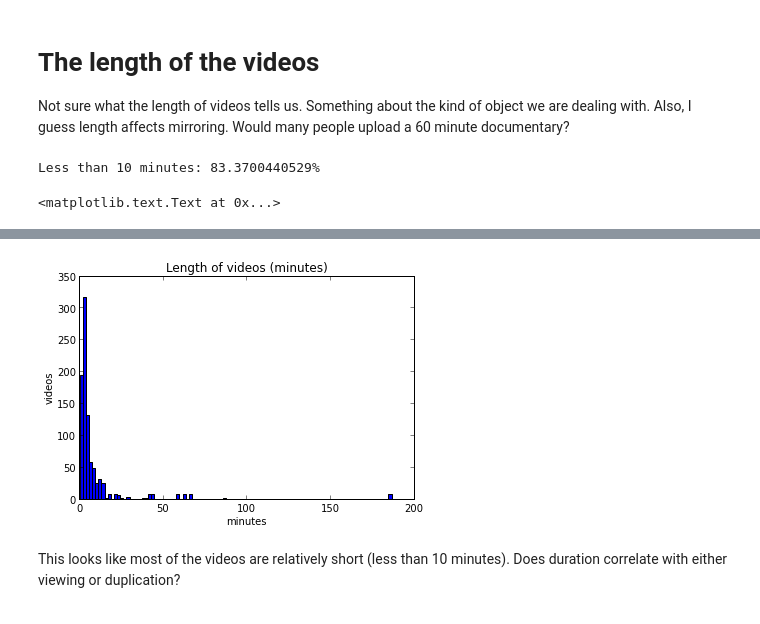
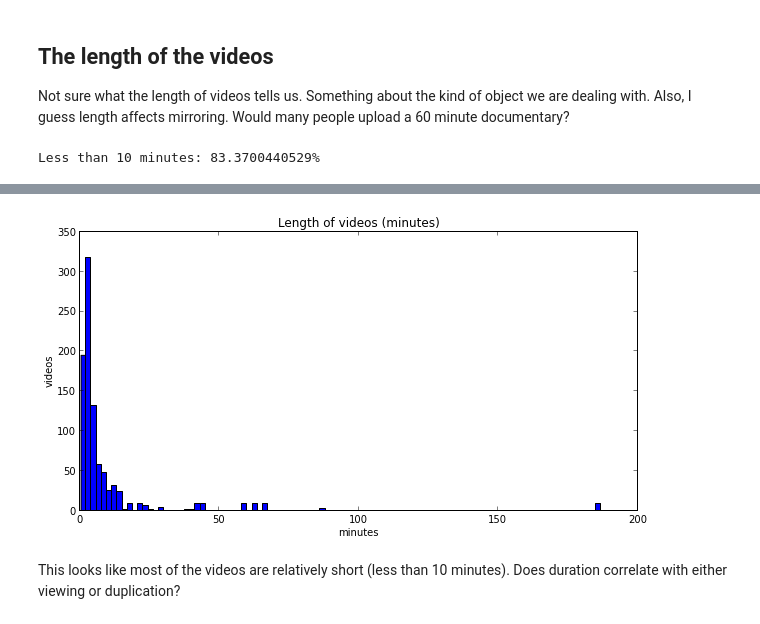
Before and after one commit to rian39/mirroring, a Jupyter notebook: Anonymous_youtube.ipynb, the cells around one changed output, grey strips where cells are left out. Cells and saved outputs as stored; diff of their text form; code cells hidden in the pictures.

```diff
--- a/Anonymous_youtube.ipynb
+++ b/Anonymous_youtube.ipynb
@@ -5,4 +26,7 @@ pd.set_option('display.max_colwidth', -1)
 # %%
-an_f = pd.ExcelFile('anonymouys internet freedom - VIDEOS.xls')
+an_f = pd.ExcelFile('data/anonymouys internet freedom - VIDEOS.xls')
 an_dict = {name:an_f.parse(name) for name in an_f.sheet_names}
 video_df = an_dict['VIDEOS']
+#clean up data a bit
+video_df.VIEWS = video_df.VIEWS.replace('None', 0)
+video_df.shape
@@ -9,15 +45,18 @@ video_df = an_dict['VIDEOS']
 # %% [markdown]
-# The length of the videos
+## The length of the videos
 
 Not sure what the length of videos tells us. Something about the kind of object we are dealing with. Also, I guess length affects mirroring. Would many people upload a 60 minute documentary?
 # %%
 duration = video_df.DURATION.order().tolist()
 duration = [d/60 for d in duration]
-h=hist(duration, bins=100)
+f = pylab.figure(figsize=(10,5))
+sp=f.add_subplot(1,1,1)
+
+h=sp.hist(duration, bins=100)
 print('Less than 10 minutes: '+ str(float(sum(video_df.DURATION/60 < 10))/video_df.DURATION.shape[0]*100)+ '%')
-title('Length of videos (minutes)')
-xlabel('minutes')
-ylabel('videos')
+sp.set_title('Length of videos (minutes)')
+sp.set_xlabel('minutes')
+sp.set_ylabel('videos')
+YouTubeVideo(video_df.ID.iloc[1])
 # %% [output]
 Less than 10 minutes: 83.3700440529%
-<matplotlib.text.Text at 0x...>
@@ -24,4 +64,4 @@ Less than 10 minutes: 83.3700440529%
-[figure, old version]
+[figure, new version]
 # %% [markdown]
 This looks like most of the videos are relatively short (less than 10 minutes). Does duration correlate with either viewing or duplication?
 # %%
```
Also changed, not shown: parts of 22 cells of this notebook, 2 other files.
